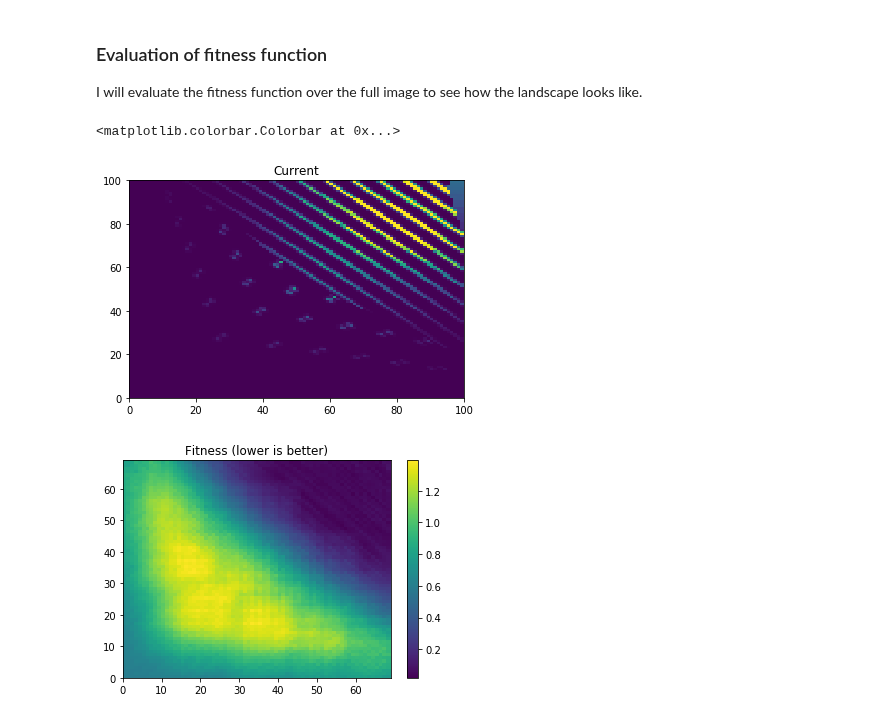
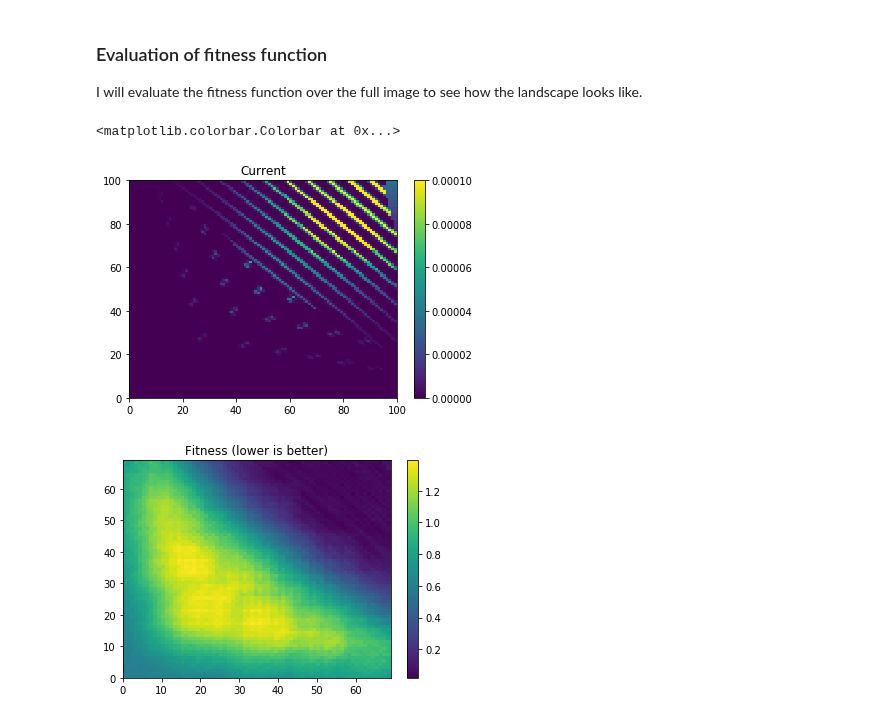
Before and after one commit to Quantumgame/quantum-ml, a Jupyter notebook: Machine Learning/Auto-Tuner.ipynb, the cells around one changed output. Saved outputs shown, nothing was run; the diff lists cells and outputs as text; code cells hidden in the pictures.

```diff
--- a/Machine Learning/Auto-Tuner.ipynb
+++ b/Machine Learning/Auto-Tuner.ipynb
@@ -119,7 +120,7 @@ def fitness(subimage,prob_0,substate_classifer=substate_classifier):
     test_input_fn = tf.estimator.inputs.numpy_input_fn(
       x={"x" : 1e4*subimage},
       y=None,
-      num_epochs=1,
+      num_epochs=100,
       shuffle=False)
 
     prob = [x['prob'] for x in list(substate_classifier.predict(input_fn = test_input_fn))]
@@ -148,12 +149,13 @@ fitness_array = np.array(fitness(subimage_array,prob_0))
 # %%
 plt.figure(1)
 plt.pcolor(current,vmax=1e-4)
 plt.title("Current")
+plt.colorbar()
 plt.figure(2)
 plt.pcolor(fitness_array.reshape(-1,int(np.sqrt(fitness_array.shape[0]))))
 plt.title("Fitness (lower is better)")
 plt.colorbar()
 # %% [output]
 <matplotlib.colorbar.Colorbar at 0x...>
-[figure, old version]
+[figure, new version]
 [figure]
```
Also changed, not shown: parts of 11 cells of this notebook.
